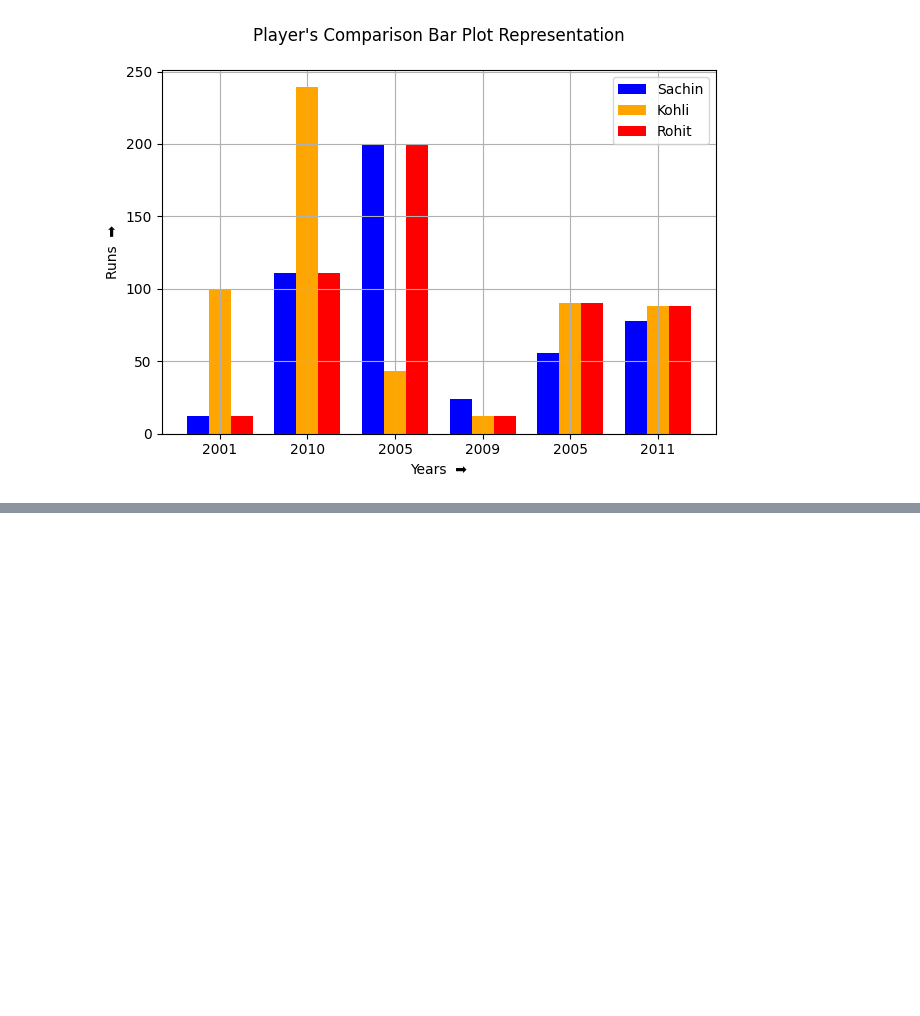
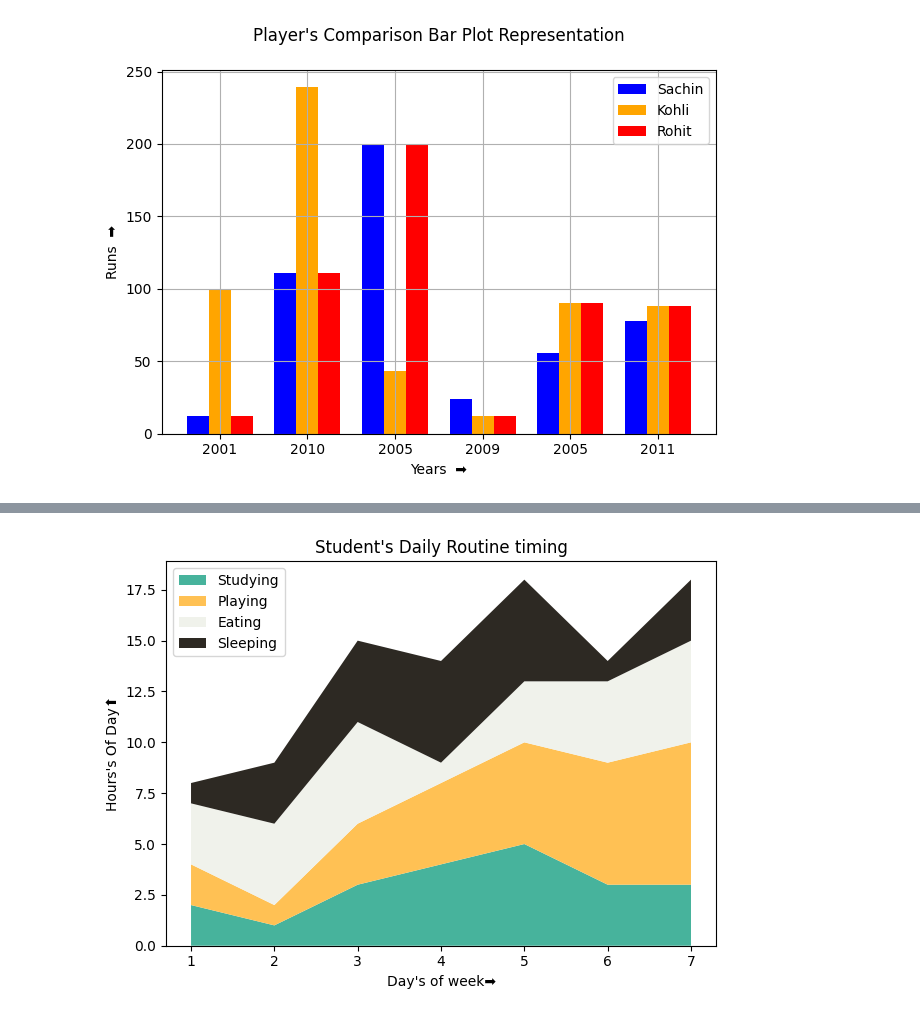
Before and after one commit to mohitmishra8921/Datascience, a Jupyter notebook: kaggle.ipynb, the cells around one changed output, grey strips where cells are left out. Drawn from its saved outputs; the diff is of its cells as text; code cells hidden in the pictures; blank space fills up the shorter version.

```diff
--- a/kaggle.ipynb
+++ b/kaggle.ipynb
@@ -487,0 +490,20 @@ plt.show()
+# %%
+import matplotlib.pyplot as plt
+
+
+days = [1,2,3,4,5,6,7]
+studying =[2,1,3,4,5,3,3]
+playing = [2,1,3,4,5,6,7]
+eating = [3,4,5,1,3,4,5]
+sleeping = [1,3,4,5,5,1,3]
+labels=['Studying','Playing','Eating','Sleeping']
+colors = ('#47B39C','#FFC154','#f0f2eb','#2d2923','#D52DB7','#FF2E7E','#FF6B45')
+
+plt.stackplot(days,studying,playing,eating,sleeping,labels=labels,colors=colors)
+plt.legend()
+plt.title("Student's Daily Routine timing")
+plt.xlabel("Day's of week➡️")
+plt.ylabel("Hours's Of Day⬆️")
+plt.tight_layout()
+# %% [output]
+[figure, added]
```
Also changed, not shown: parts of 1 cell of this notebook, 1 other file.
